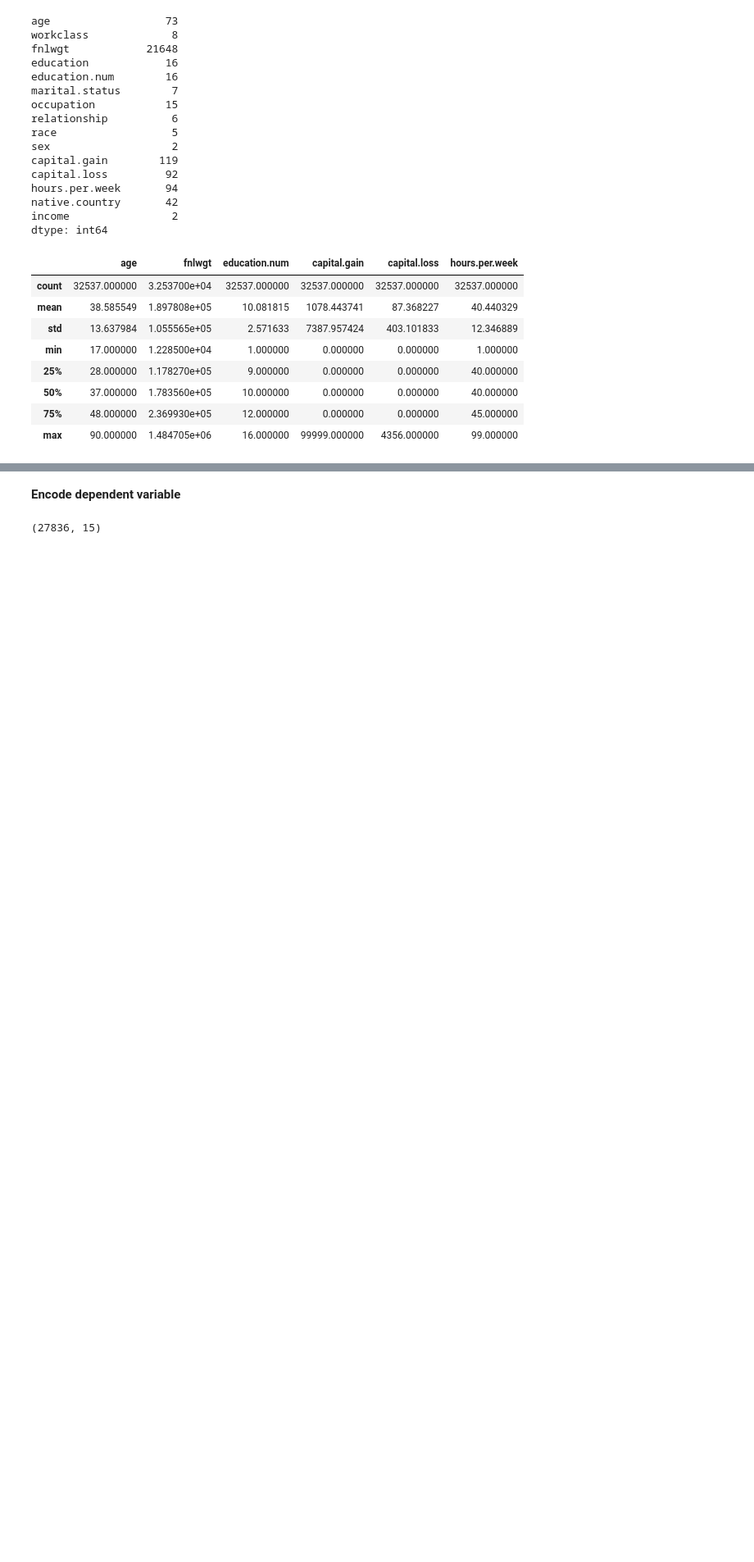
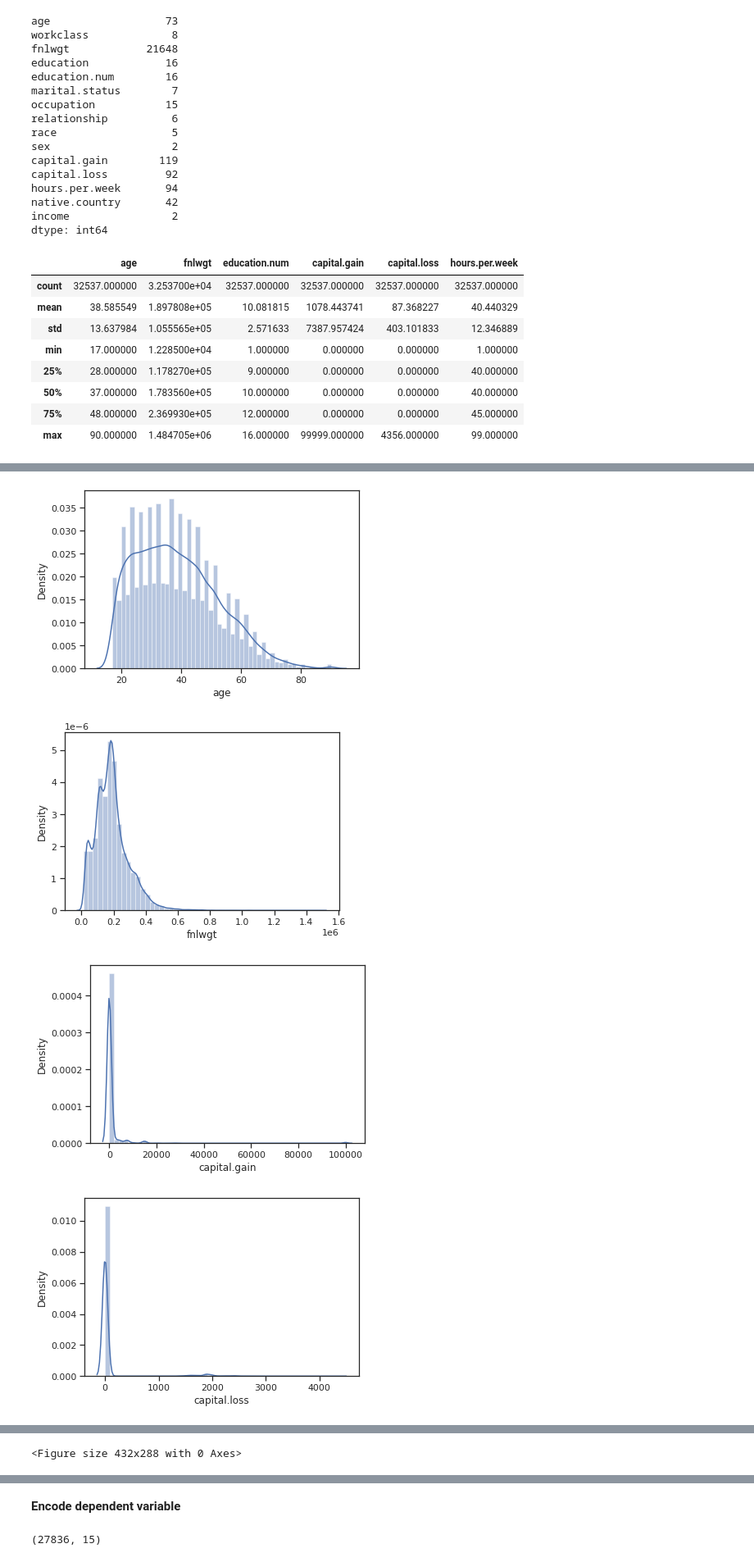
Before and after one commit to hoangcuongnguyen2001/Income-Analysis, a Jupyter notebook: Income_analysis.ipynb, the cells around one changed output, grey strips where cells are left out. Shown at 82% size. Saved outputs shown, nothing was run; the diff lists cells and outputs as text; code cells hidden in the pictures; blank space fills up the shorter version.

```diff
--- a/Income_analysis.ipynb
+++ b/Income_analysis.ipynb
@@ -242 +246,10 @@ hours.per.week   -0.349240
 dtype: float64
+# %%
+for i in continuous:
+    sns.distplot(df[i])
+    plt.figure()
+# %% [output]
+[figure, added]
+[figure, added]
+[figure, added]
+[figure, added]
@@ -242,0 +257 @@ dtype: float64
+<Figure size 432x288 with 0 Axes>
```
Also changed, not shown: parts of 24 cells of this notebook.
